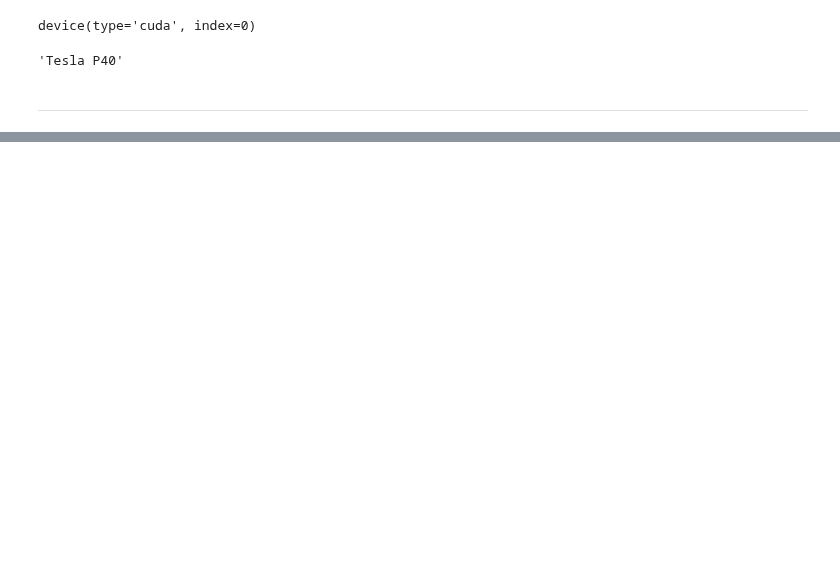
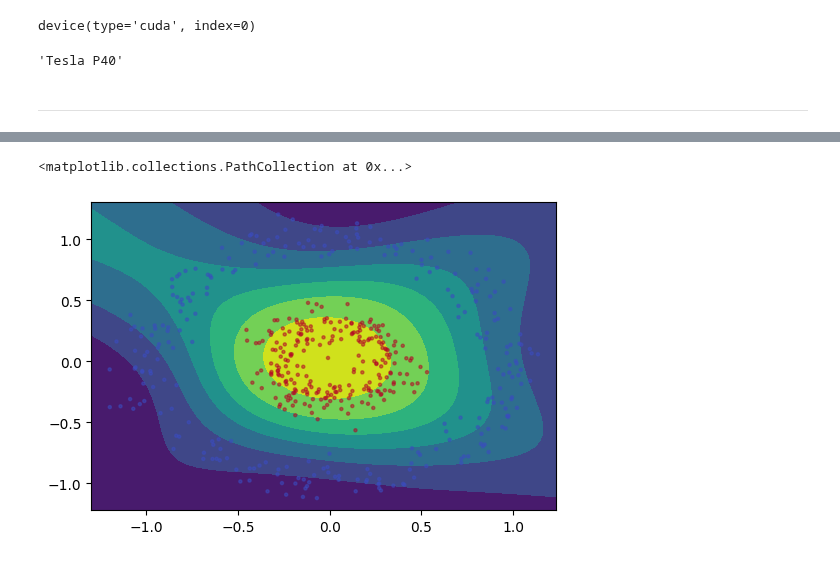
Before and after one commit to mechanoid5/ml_lectorium_2024_I, a Jupyter notebook: examples/18-tech-stack/mlp-torch.ipynb, the cells around one changed output, grey strips where cells are left out. Cells and saved outputs as stored; diff of their text form; code cells hidden in the pictures; blank space fills up the shorter version.

```diff
--- a/examples/18-tech-stack/mlp-torch.ipynb
+++ b/examples/18-tech-stack/mlp-torch.ipynb
@@ -228,0 +274,20 @@ ax[1].grid()
+# %%
+with torch.set_grad_enabled(False):
+    score = model.forward(torch.tensor(xy,dtype=torch.float32).to(device)).cpu().numpy()
+# %%
+from sklearn.preprocessing import MinMaxScaler
+
+# вычисляем скор для каждого узла сетки
+# score_xy = model.forward(xy)[:,[1]]
+score_xy = score[:,[1]]
+score_xy = MinMaxScaler(feature_range=(0.,1.)).fit_transform( score_xy )
+score_xy = score_xy.reshape(n,n)
+
+from matplotlib.colors import ListedColormap
+fig,ax = plt.subplots(figsize=(6,4),sharey=True)
+ax.contourf(xx, yy, score_xy )
+ax.scatter( x=x_test[:,0], y=x_test[:,1], c=target_test, alpha=.5, s=5,  cmap='coolwarm' )
+#ax[0].grid()
+# %% [output]
+<matplotlib.collections.PathCollection at 0x...>
+[figure, added]
```
Also changed, not shown: parts of 25 cells of this notebook.
